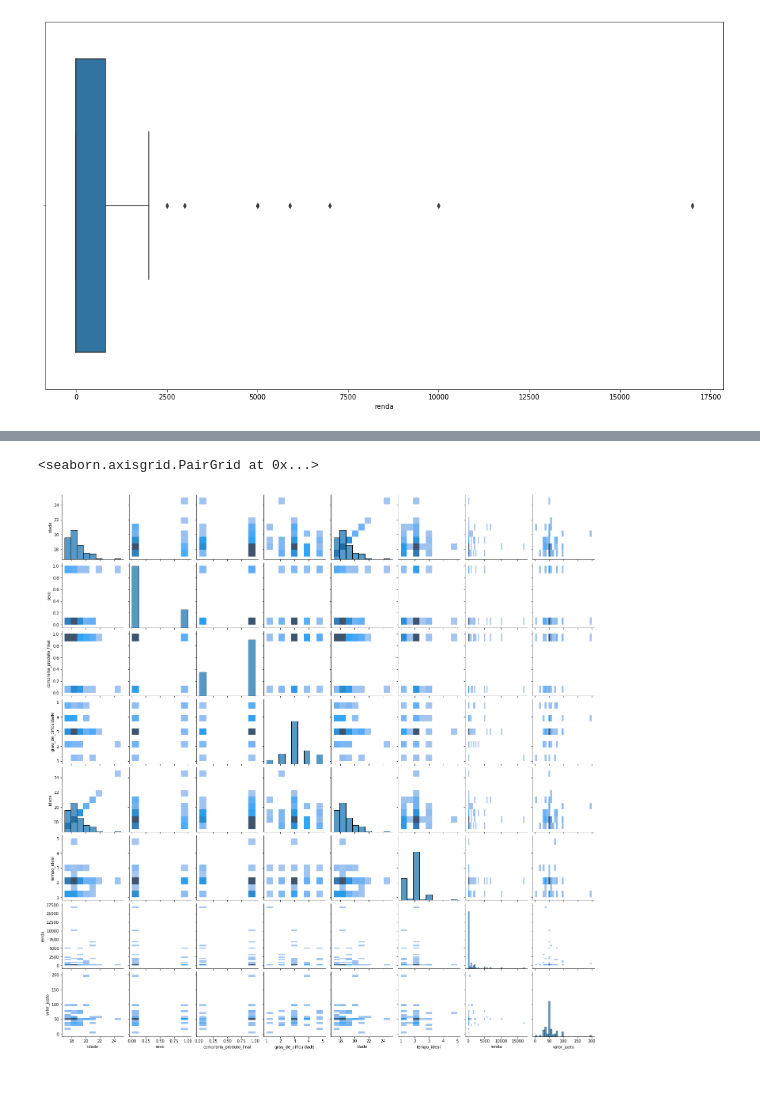
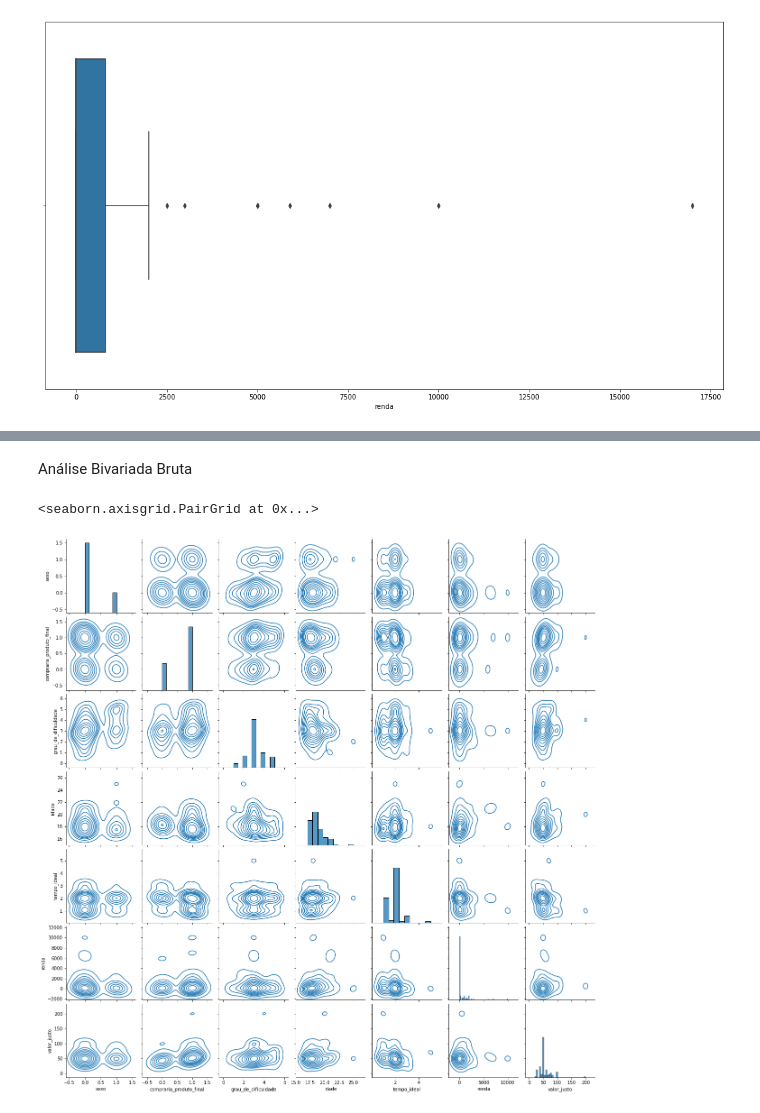
Before and after one commit to JoaoVitorBranco/T1-Estatisitca, a Jupyter notebook: T1_estatistica.ipynb, the cells around one changed output, grey strips where cells are left out. Saved outputs shown, nothing was run; the diff lists cells and outputs as text; code cells hidden in the pictures; blank space fills up the shorter version.

Commit message:
adiciona análise perfil e inicio de multivariável

```diff
--- a/T1_estatistica.ipynb
+++ b/T1_estatistica.ipynb
@@ -425,0 +466,8 @@ analise_quantitativa
+# %%
+# removendo outliers
+for idx, line in df.iterrows():
+    if line['renda'] >= 4000 and (line['profissao'] in ['Desempregado', "Estudante sem Renda"]):
+        df.loc[idx, 'renda'] = 0
+
+    if line['valor_justo'] < 10:
+        df.loc[idx, 'valor_justo'] = df.valor_justo.mean()
@@ -426,6 +584,9 @@ analise_quantitativa
+# %% [markdown]
+Análise Bivariada Bruta
 # %%
-vars = ['idade','sexo','compraria_produto_final','grau_de_dificuldade'] + variaveis_quantitativas
-sns.pairplot(df,x_vars=vars, y_vars=vars, kind='hist')
+
+vars = ['sexo','compraria_produto_final','grau_de_dificuldade'] + variaveis_quantitativas
+sns.pairplot(df,vars=vars,kind='kde',diag_kind='hist')
 # %% [output]
 <seaborn.axisgrid.PairGrid at 0x...>
-[figure, old version]
+[figure, new version]
```
Also changed, not shown: parts of 16 cells of this notebook.
